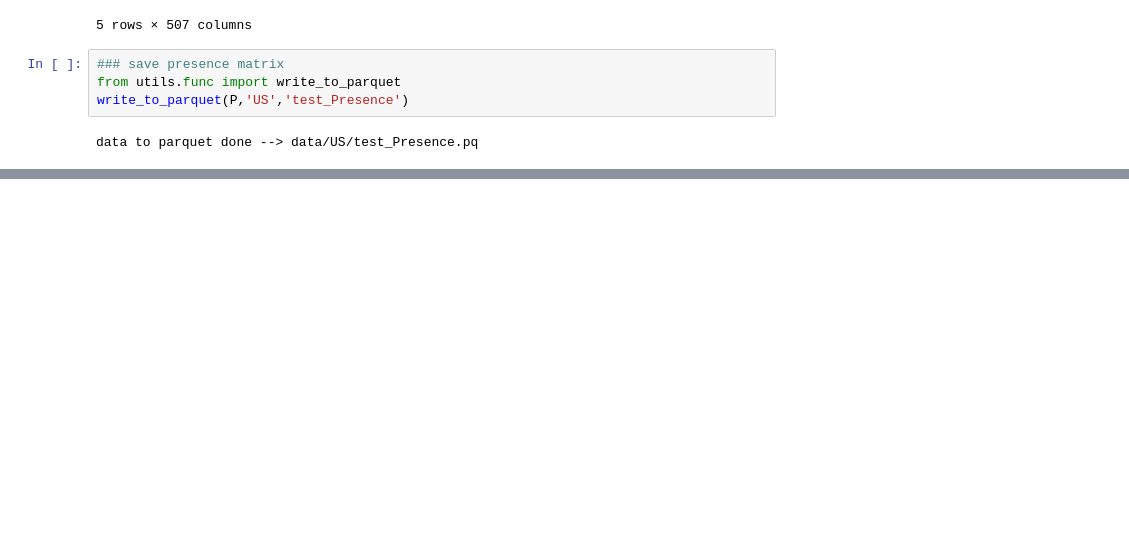
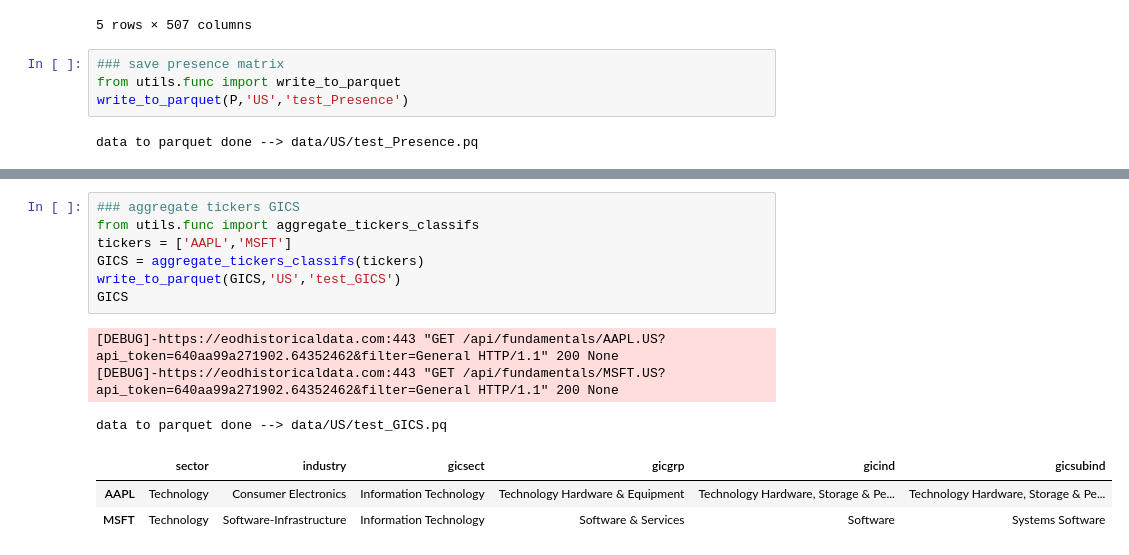
Before and after one commit to nabz78350/backtesting, a Jupyter notebook: data_scrapping.ipynb, the cells around one changed output, grey strips where cells are left out. Drawn from its saved outputs; the diff is of its cells as text; blank space fills up the shorter version.

```diff
--- a/data_scrapping.ipynb
+++ b/data_scrapping.ipynb
@@ -121,0 +155,14 @@ Date       Ticker
+# %%
+### aggregate tickers GICS
+from utils.func import aggregate_tickers_classifs
+tickers = ['AAPL','MSFT']
+GICS = aggregate_tickers_classifs(tickers)
+write_to_parquet(GICS,'US','test_GICS')
+GICS
+# %% [output]
+[DEBUG]-https://eodhistoricaldata.com:443 "GET /api/fundamentals/AAPL.US?api_token=640aa99a271902.64352462&filter=General HTTP/1.1" 200 None
+[DEBUG]-https://eodhistoricaldata.com:443 "GET /api/fundamentals/MSFT.US?api_token=640aa99a271902.64352462&filter=General HTTP/1.1" 200 None
+data to parquet done --> data/US/test_GICS.pq
+|  | sector | industry | gicsect | gicgrp | gicind | gicsubind |
+| AAPL | Technology | Consumer Electronics | Information Technology | Technology Hardware & Equipment | Technology Hardware, Storage & Pe... | Technology Hardware, Storage & Pe... |
+| MSFT | Technology | Software-Infrastructure | Information Technology | Software & Services | Software | Systems Software |
```
Also changed, not shown: parts of 5 cells of this notebook, 2 other files.
